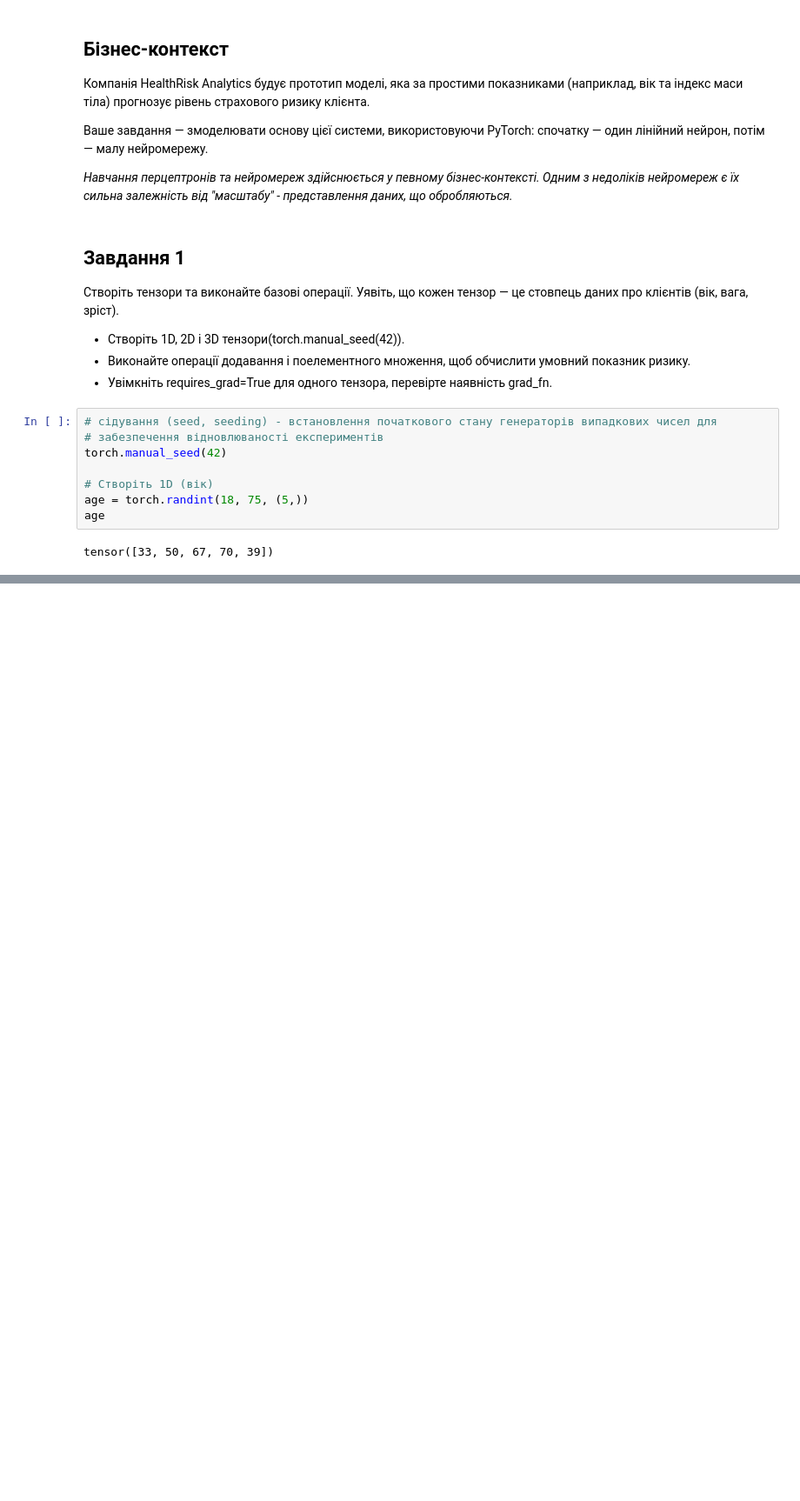
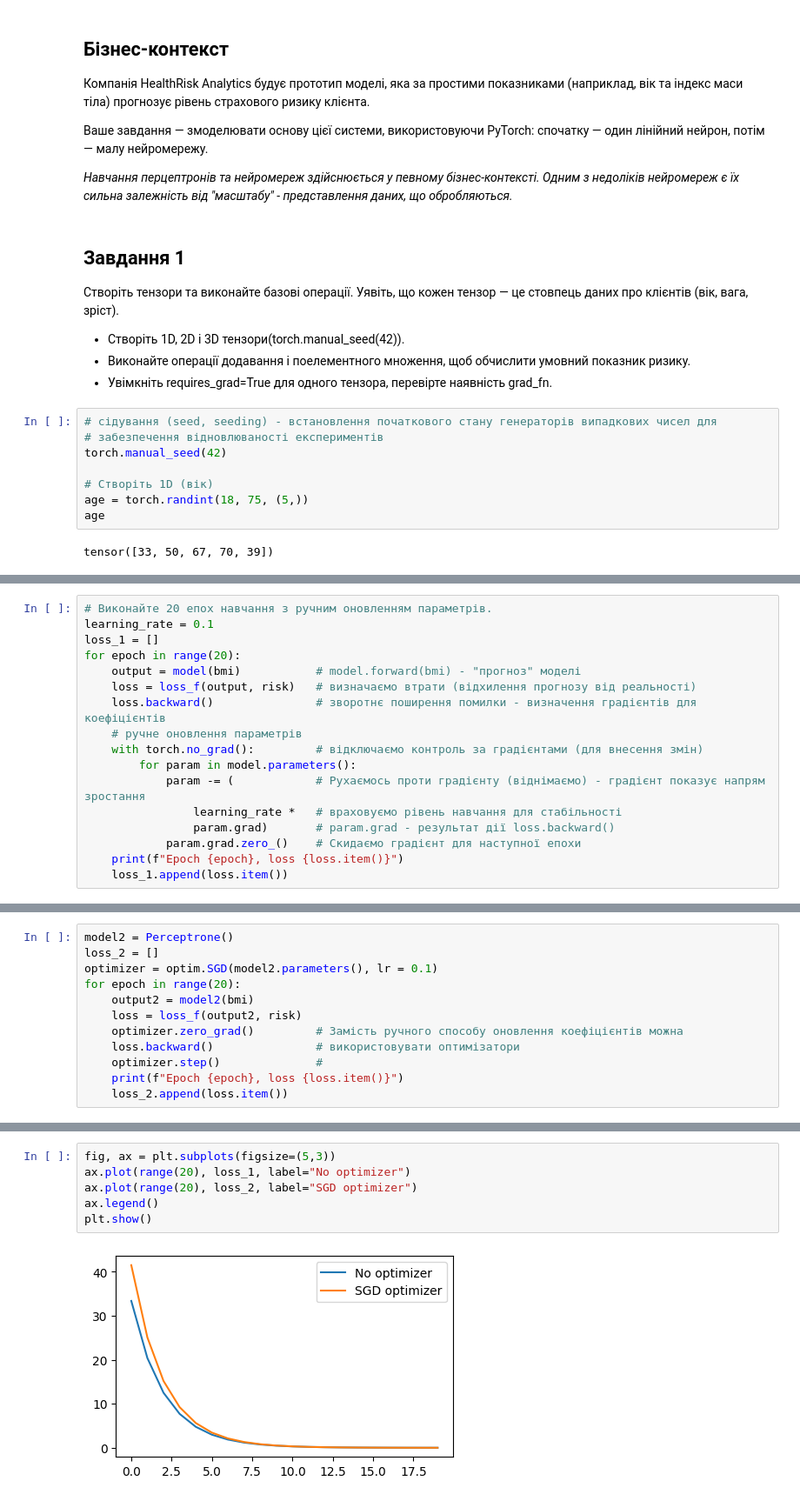
Before and after one commit to dns-lector/PythonAiPv411, a Jupyter notebook: Pract/Pract4_1_torch.ipynb, the cells around one changed output, grey strips where cells are left out. Shown at 87% size. Cells and saved outputs as stored; diff of their text form; blank space fills up the shorter version.

```diff
--- a/Pract/Pract4_1_torch.ipynb
+++ b/Pract/Pract4_1_torch.ipynb
@@ -70,0 +137,17 @@ tensor([-32.3273,  61.3009, 143.0675, 129.4581, 189.0646],
+# %%
+# Виконайте 20 епох навчання з ручним оновленням параметрів.
+learning_rate = 0.1
+loss_1 = []
+for epoch in range(20):
+    output = model(bmi)           # model.forward(bmi) - "прогноз" моделі
+    loss = loss_f(output, risk)   # визначаємо втрати (відхилення прогнозу від реальності)
+    loss.backward()               # зворотнє поширення помилки - визначення градієнтів для коефіцієнтів
+    # ручне оновлення параметрів
+    with torch.no_grad():         # відключаємо контроль за градієнтами (для внесення змін)
+        for param in model.parameters():
+            param -= (            # Рухаємось проти градієнту (віднімаємо) - градієнт показує напрям зростання
+                learning_rate *   # враховуємо рівень навчання для стабільності
+                param.grad)       # param.grad - результат дії loss.backward()
+            param.grad.zero_()    # Скидаємо градієнт для наступної епохи
+    print(f"Epoch {epoch}, loss {loss.item()}")
+    loss_1.append(loss.item())
@@ -70,0 +217,12 @@ tensor([-32.3273,  61.3009, 143.0675, 129.4581, 189.0646],
+# %%
+model2 = Perceptrone()
+loss_2 = []
+optimizer = optim.SGD(model2.parameters(), lr = 0.1)
+for epoch in range(20):
+    output2 = model2(bmi)
+    loss = loss_f(output2, risk)
+    optimizer.zero_grad()         # Замість ручного способу оновлення коефіцієнтів можна
+    loss.backward()               # використовувати оптимізатори
+    optimizer.step()              #
+    print(f"Epoch {epoch}, loss {loss.item()}")
+    loss_2.append(loss.item())
@@ -70,0 +286,8 @@ tensor([-32.3273,  61.3009, 143.0675, 129.4581, 189.0646],
+# %%
+fig, ax = plt.subplots(figsize=(5,3))
+ax.plot(range(20), loss_1, label="No optimizer")
+ax.plot(range(20), loss_2, label="SGD optimizer")
+ax.legend()
+plt.show()
+# %% [output]
+[figure, added]
```
Also changed, not shown: parts of 19 cells of this notebook, 1 other file.
